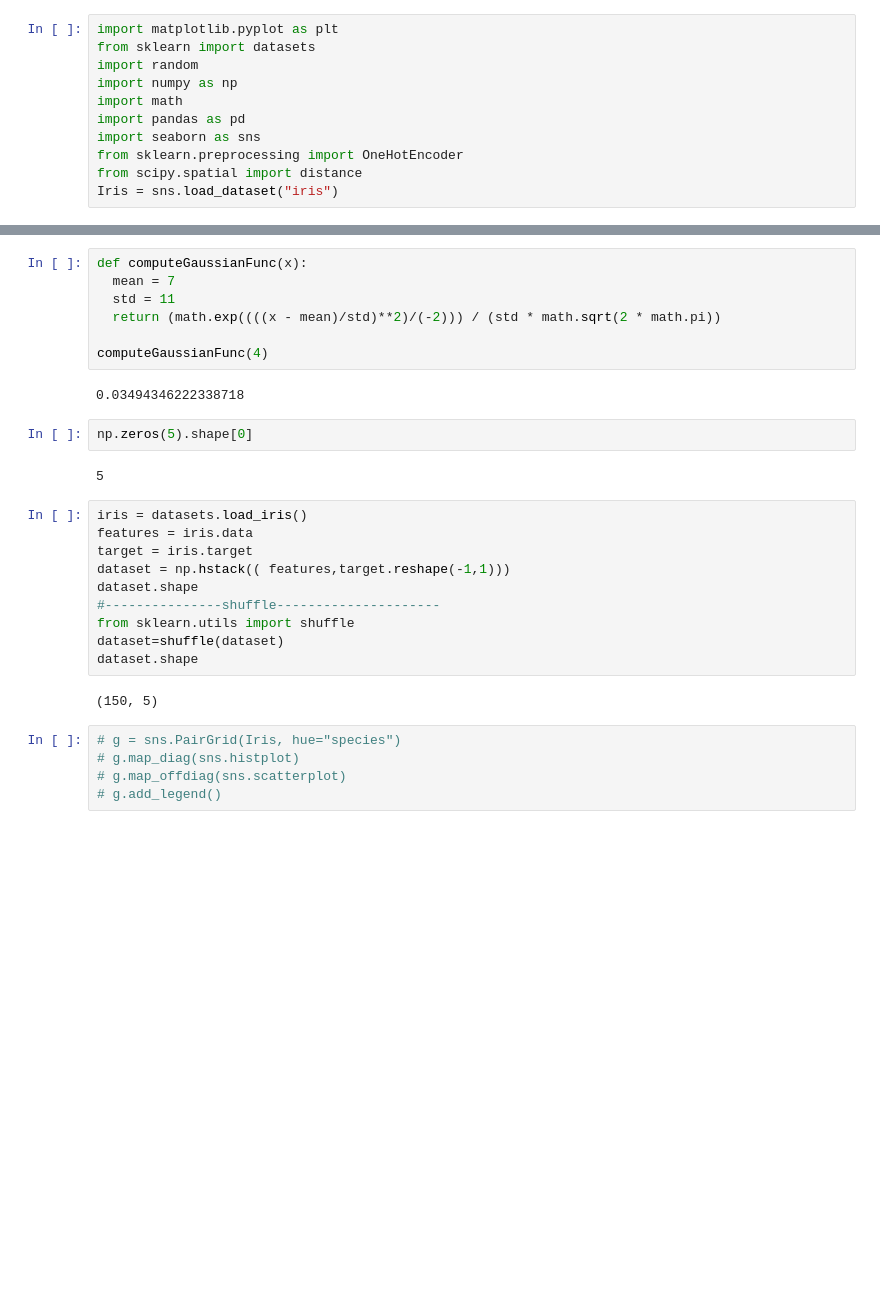
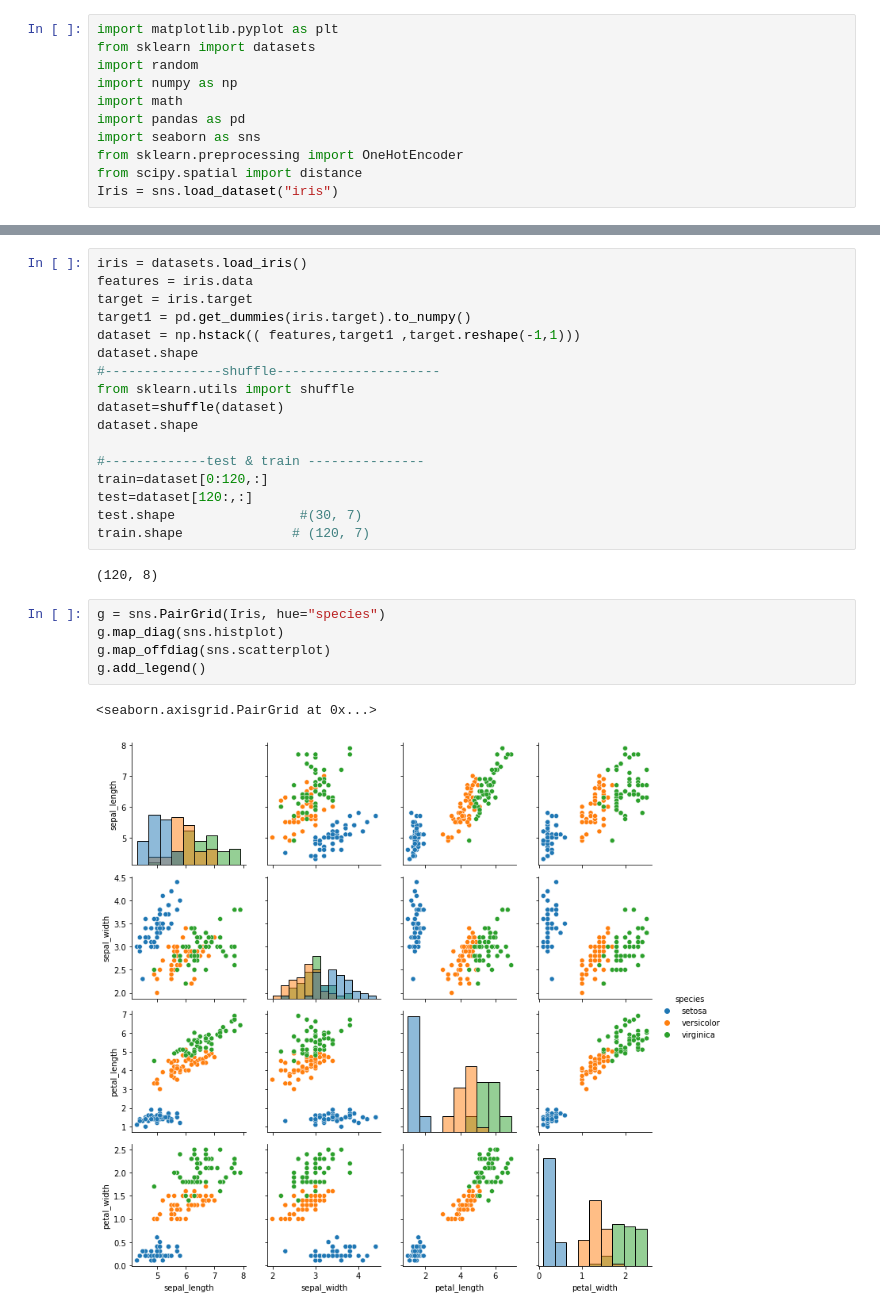
Before and after one commit to farhadhsn8/MLP, a Jupyter notebook: implementation_GaussianNaiveBayes.ipynb, the cells around one changed output, grey strips where cells are left out. Cells and saved outputs as stored; diff of their text form; blank space fills up the shorter version.

```diff
--- a/implementation_GaussianNaiveBayes.ipynb
+++ b/implementation_GaussianNaiveBayes.ipynb
@@ -69,34 +68,31 @@ class gaussian():
 
   def computeGaussianFunc(self , x):
     return (math.exp((((x - self.mean)/self.std)**2)/(-2))) / (self.std * math.sqrt(2 * math.pi))
-# %%
-def computeGaussianFunc(x):
-  mean = 7
-  std = 11
-  return (math.exp((((x - mean)/std)**2)/(-2))) / (std * math.sqrt(2 * math.pi))
-
-computeGaussianFunc(4)
-# %% [output]
-0.03494346222338718
-# %%
-np.zeros(5).shape[0]
-# %% [output]
-5
 # %%
 iris = datasets.load_iris()
 features = iris.data
 target = iris.target
-dataset = np.hstack(( features,target.reshape(-1,1)))
+target1 = pd.get_dummies(iris.target).to_numpy()
+dataset = np.hstack(( features,target1 ,target.reshape(-1,1)))
 dataset.shape
 #---------------shuffle---------------------
 from sklearn.utils import shuffle
 dataset=shuffle(dataset)
 dataset.shape
+
+#-------------test & train ---------------
+train=dataset[0:120,:]
+test=dataset[120:,:]
+test.shape                #(30, 7)
+train.shape              # (120, 7)
 # %% [output]
-(150, 5)
+(120, 8)
 # %%
-# g = sns.PairGrid(Iris, hue="species")
-# g.map_diag(sns.histplot)
-# g.map_offdiag(sns.scatterplot)
-# g.add_legend()
+g = sns.PairGrid(Iris, hue="species")
+g.map_diag(sns.histplot)
+g.map_offdiag(sns.scatterplot)
+g.add_legend()
+# %% [output]
+<seaborn.axisgrid.PairGrid at 0x...>
+[figure, added]
 # %%
```
Also changed, not shown: parts of 7 cells of this notebook.
